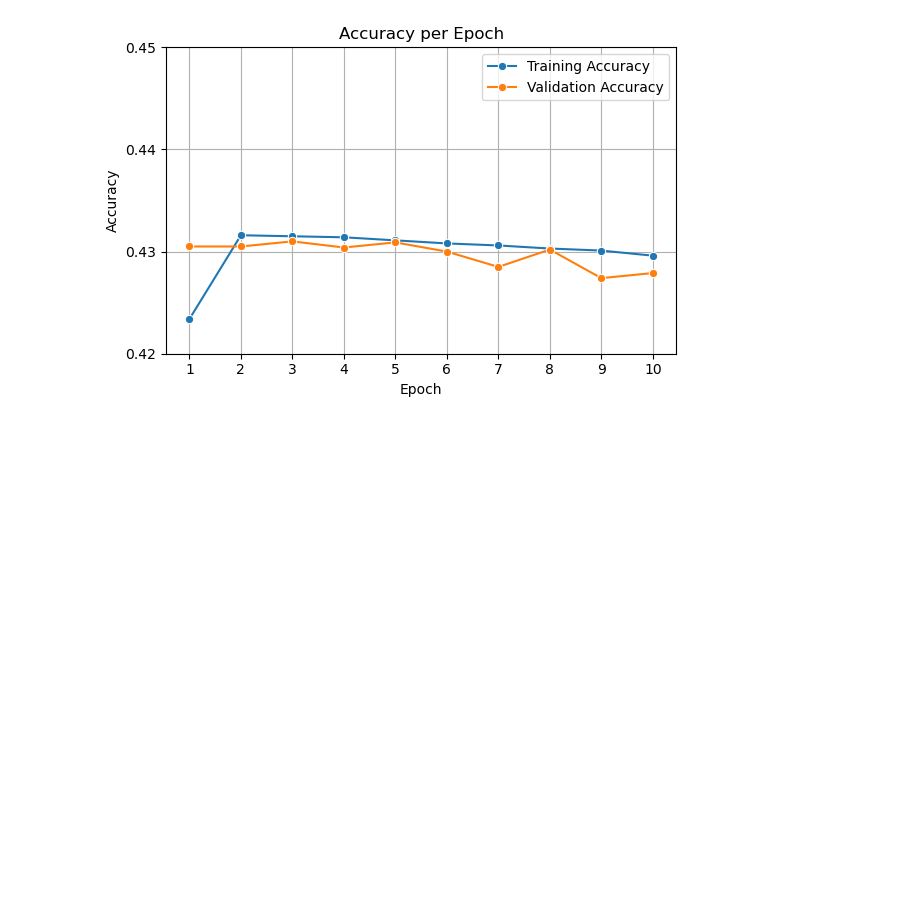
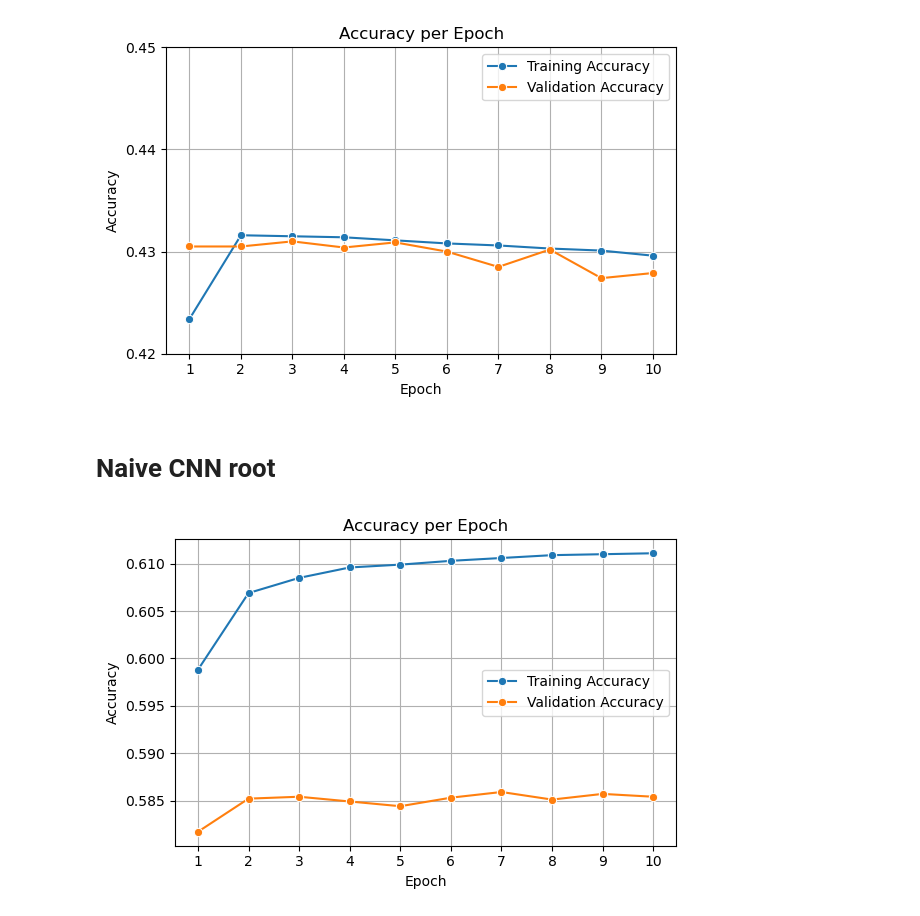
Before and after one commit to ThanAid/Chord-Estimation-Thesis, a Jupyter notebook: notebooks/results.ipynb, the cells around one changed output. Saved outputs shown, nothing was run; the diff lists cells and outputs as text; code cells hidden in the pictures; blank space fills up the shorter version.

```diff
--- a/notebooks/results.ipynb
+++ b/notebooks/results.ipynb
@@ -3,0 +5,15 @@ import seaborn as sns
+# %%
+def plot_accuracy(epochs: list, t_acc: list, vall_acc: list) -> None:
+    """Plots"""
+    plt.figure(figsize=(6, 4))
+    sns.lineplot(x=epochs, y=train_accuracy, label='Training Accuracy', marker='o')
+    sns.lineplot(x=epochs, y=val_accuracy, label='Validation Accuracy', marker='o')
+    plt.title('Accuracy per Epoch')
+    plt.xlabel('Epoch')
+    plt.ylabel('Accuracy')
+    plt.xticks(epochs)
+    # plt.yticks([0.42, 0.43, 0.44, 0.45])
+    plt.legend()
+    plt.grid(True)
+    plt.tight_layout()
+    plt.show()
@@ -23,2 +30,14 @@ plt.show()
 # %% [output]
 [figure]
+# %% [markdown]
+# Naive CNN root
+# %%
+# Accuracy data
+epochs = list(range(1, 11))
+train_accuracy = [0.5988, 0.6069, 0.6085, 0.6096, 0.6099, 0.6103, 0.6106, 0.6109, 0.6110, 0.6111]
+val_accuracy = [0.5817, 0.5852, 0.5854, 0.5849, 0.5844, 0.5853, 0.5859, 0.5851, 0.5857, 0.5854]
+
+# Plot
+plot_accuracy(epochs, train_accuracy, val_accuracy)
+# %% [output]
+[figure, added]
```
Also changed, not shown: parts of 14 cells of this notebook, 2 other files.
